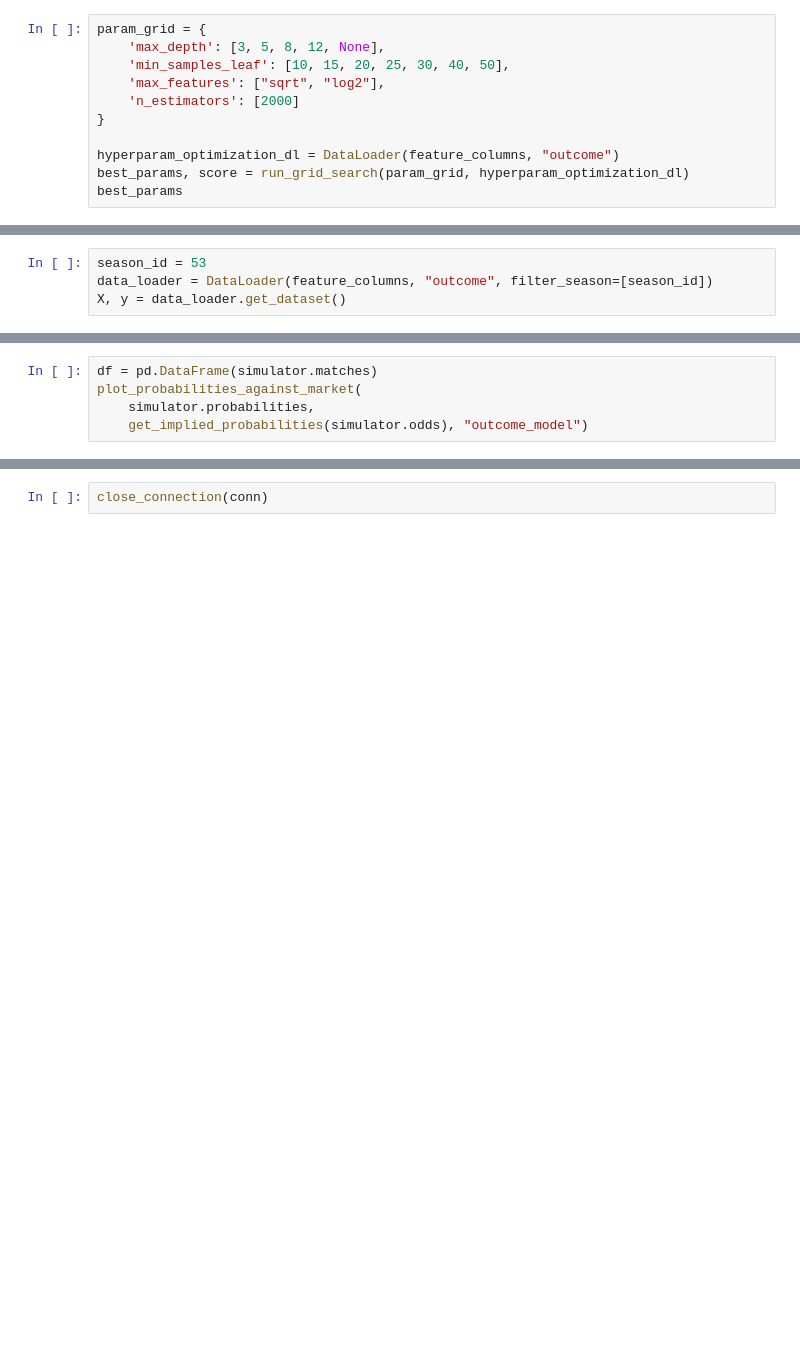
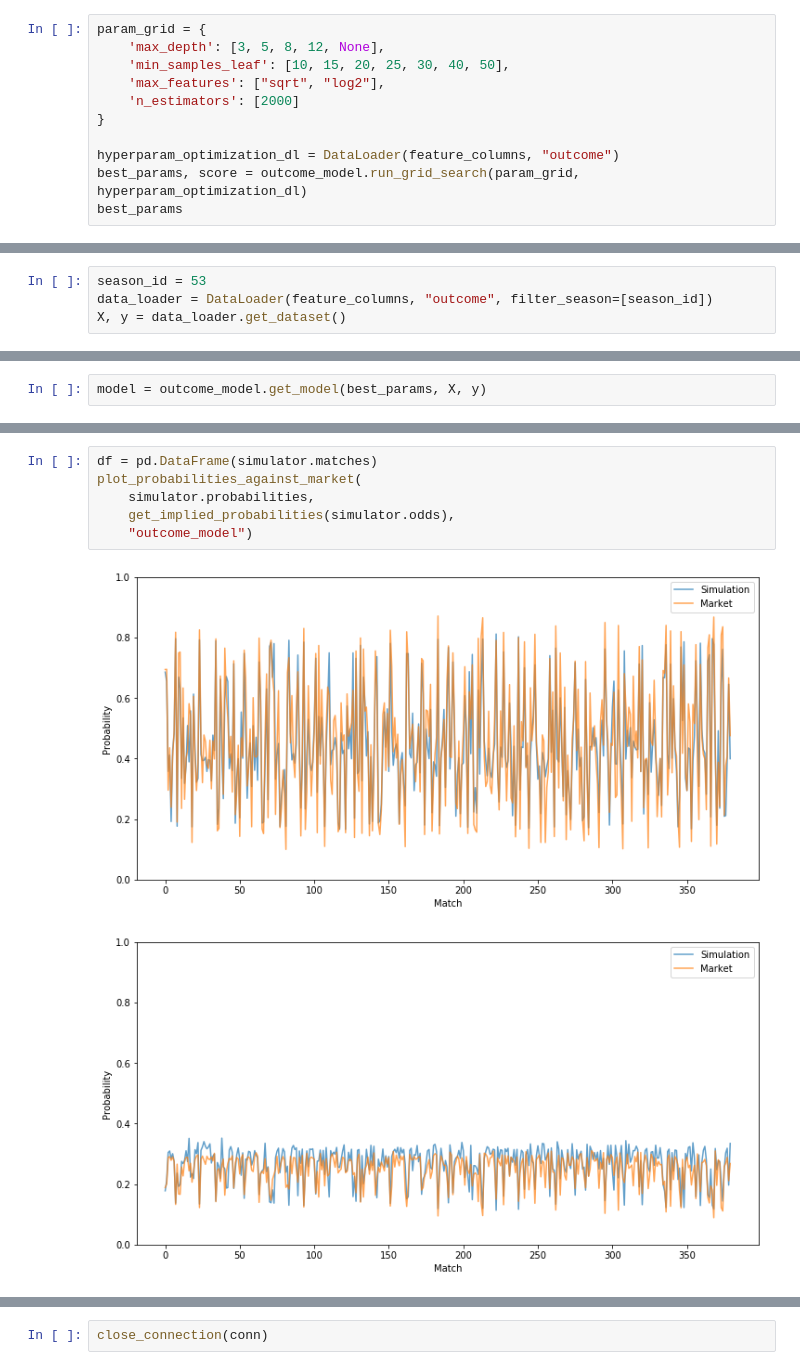
Before and after one commit to Villux/golden_goal, a Jupyter notebook: analysis_demo.ipynb, the cells around one changed output, grey strips where cells are left out. Drawn from its saved outputs; the diff is of its cells as text; blank space fills up the shorter version.

```diff
--- a/analysis_demo.ipynb
+++ b/analysis_demo.ipynb
@@ -15,5 +21,5 @@ param_grid = {
 }
 
 hyperparam_optimization_dl = DataLoader(feature_columns, "outcome")
-best_params, score = run_grid_search(param_grid, hyperparam_optimization_dl)
+best_params, score = outcome_model.run_grid_search(param_grid, hyperparam_optimization_dl)
 best_params
@@ -23,0 +56,2 @@ X, y = data_loader.get_dataset()
+# %%
+model = outcome_model.get_model(best_params, X, y)
@@ -31,5 +93,9 @@ plot_simulation(simulator)
 # %%
 df = pd.DataFrame(simulator.matches)
 plot_probabilities_against_market(
     simulator.probabilities,
-    get_implied_probabilities(simulator.odds), "outcome_model")
+    get_implied_probabilities(simulator.odds),
+    "outcome_model")
+# %% [output]
+[figure, added]
+[figure, added]
```
Also changed, not shown: parts of 11 cells of this notebook.
